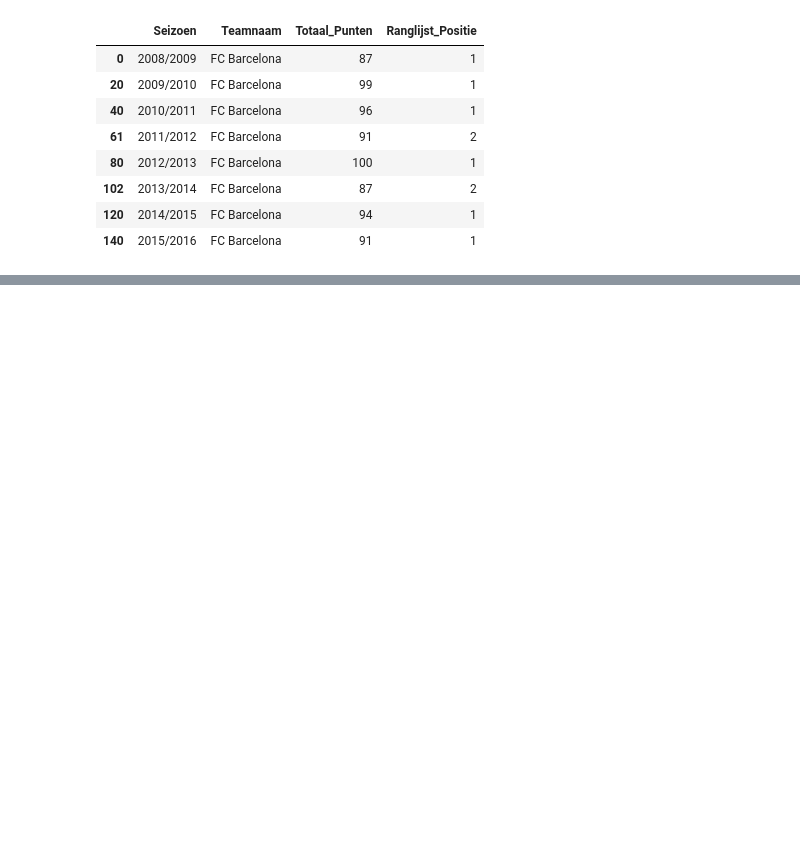
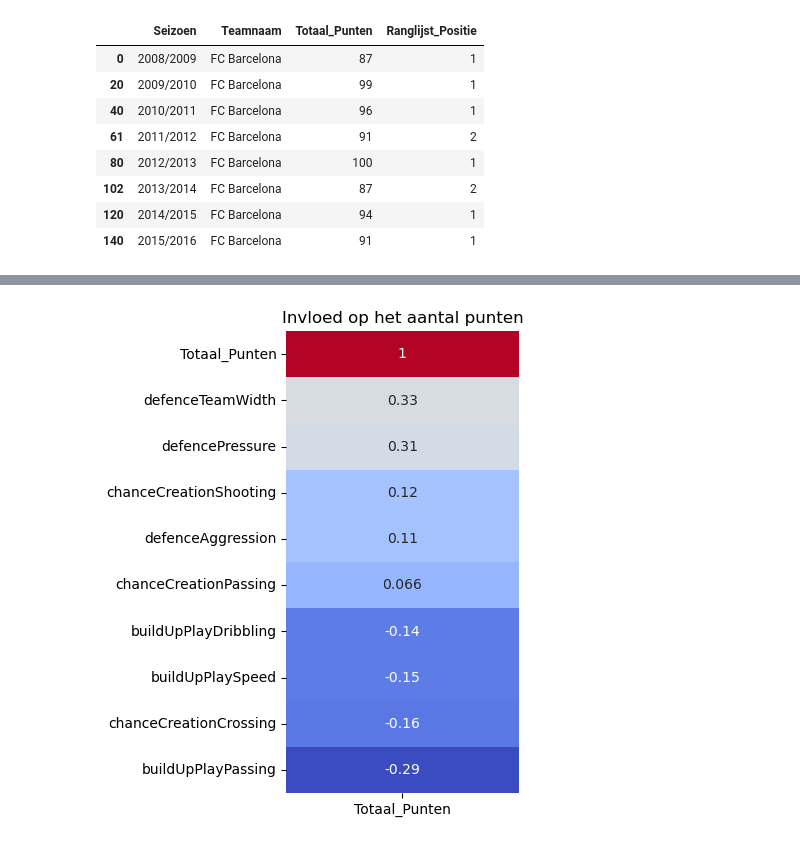
Before and after one commit to TijnD07/DataLab2-Sprint3, a Jupyter notebook: index.ipynb, the cells around one changed output, grey strips where cells are left out. Drawn from its saved outputs; the diff is of its cells as text; code cells hidden in the pictures; blank space fills up the shorter version.

```diff
--- a/index.ipynb
+++ b/index.ipynb
@@ -321,0 +351,21 @@ laliga.describe()
+# %%
+# een lijst met alleen numerieke eigenschappen.
+numerieke_eigenschappen = [
+    'buildUpPlaySpeed', 'buildUpPlayDribbling', 'buildUpPlayPassing',
+    'chanceCreationPassing', 'chanceCreationCrossing', 'chanceCreationShooting',
+    'defencePressure', 'defenceAggression', 'defenceTeamWidth']
+
+# Voeg 'Totaal_Punten' toe aan de lijst van numerieke eigenschappen
+numerieke_eigenschappen_totaal_punten = numerieke_eigenschappen + ['Totaal_Punten']
+
+# Bereken de correlatie
+corr = laliga[numerieke_eigenschappen_totaal_punten].corr()
+
+corr_totaal_punten = corr[['Totaal_Punten']].sort_values(by='Totaal_Punten', ascending=False)
+
+plt.figure(figsize=(3, 6))
+sns.heatmap(corr_totaal_punten, annot=True, cmap='coolwarm', cbar=False)
+plt.title('Invloed op het aantal punten')
+plt.show()
+# %% [output]
+[figure, added]
```
Also changed, not shown: parts of 24 cells of this notebook.
